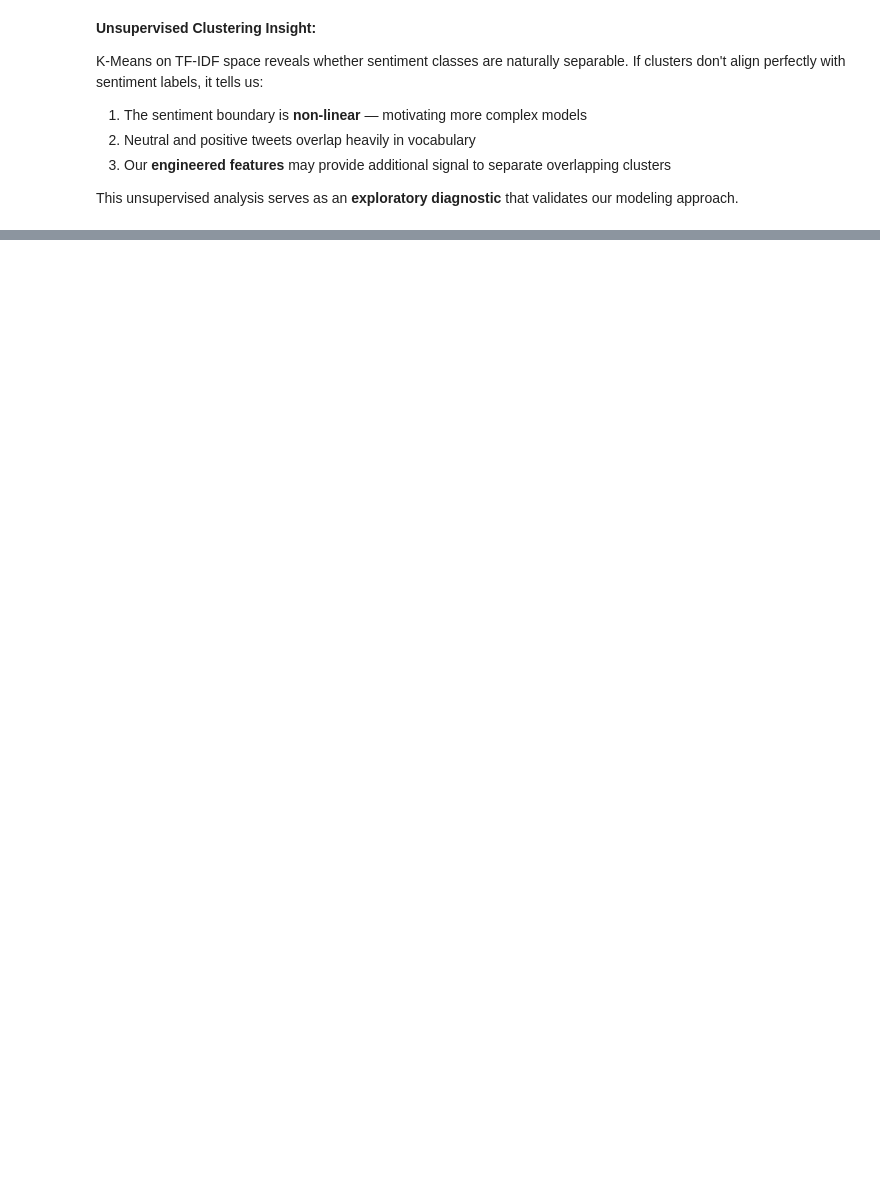
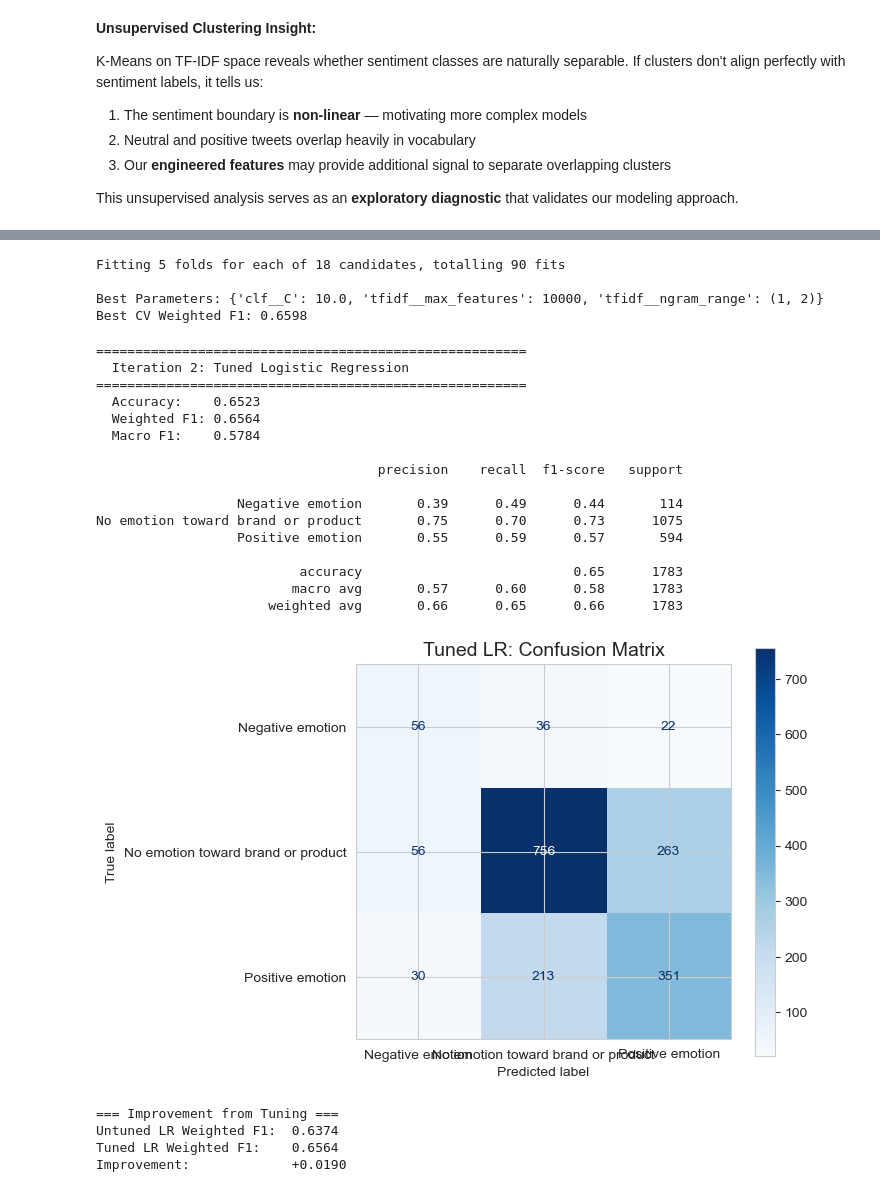
Before and after one commit to GATHIGIMUREITHI/Phase4_Group4_Project, a Jupyter notebook: index.ipynb, the cells around one changed output, grey strips where cells are left out. Saved outputs shown, nothing was run; the diff lists cells and outputs as text; code cells hidden in the pictures; blank space fills up the shorter version.

```diff
--- a/index.ipynb
+++ b/index.ipynb
@@ -737,0 +1042,68 @@ Highly correlated pairs (|r| > 0.7):
+# %%
+pipeline = Pipeline([
+    ('tfidf', TfidfVectorizer(min_df=2)),
+    ('clf', LogisticRegression(
+        max_iter=1000, class_weight='balanced', random_state=42
+    ))
+])
+
+param_grid = {
+    'tfidf__max_features': [3000, 5000, 10000],
+    'tfidf__ngram_range': [(1, 1), (1, 2)],
+    'clf__C': [0.1, 1.0, 10.0],
+}
+
+cv = StratifiedKFold(n_splits=5, shuffle=True, random_state=42)
+
+grid_search = GridSearchCV(
+    pipeline, param_grid, cv=cv,
+    scoring='f1_weighted', n_jobs=-1, verbose=1
+)
+
+grid_search.fit(X_train, y_train)
+
+print(f'\nBest Parameters: {grid_search.best_params_}')
+print(f'Best CV Weighted F1: {grid_search.best_score_:.4f}')
+# %% [output]
+Fitting 5 folds for each of 18 candidates, totalling 90 fits
+
+Best Parameters: {'clf__C': 10.0, 'tfidf__max_features': 10000, 'tfidf__ngram_range': (1, 2)}
+Best CV Weighted F1: 0.6598
+# %%
+best_model = grid_search.best_estimator_
+y_pred_final = best_model.predict(X_test)
+
+results['Tuned LR (Pipeline)'] = evaluate_model(
+    y_test, y_pred_final, 'Iteration 2: Tuned Logistic Regression'
+)
+plot_confusion(y_test, y_pred_final, 'Tuned LR: Confusion Matrix')
+
+# Quantify improvement over untuned LR
+untuned_f1 = results['Logistic Regression']['Weighted F1']
+tuned_f1 = results['Tuned LR (Pipeline)']['Weighted F1']
+print(f'\n=== Improvement from Tuning ===')
+print(f'Untuned LR Weighted F1:  {untuned_f1:.4f}')
+print(f'Tuned LR Weighted F1:    {tuned_f1:.4f}')
+print(f'Improvement:             {tuned_f1 - untuned_f1:+.4f}')
+# %% [output]
+=======================================================
+  Iteration 2: Tuned Logistic Regression
+=======================================================
+  Accuracy:    0.6523
+  Weighted F1: 0.6564
+  Macro F1:    0.5784
+
+                                    precision    recall  f1-score   support
+
+                  Negative emotion       0.39      0.49      0.44       114
+No emotion toward brand or product       0.75      0.70      0.73      1075
+                  Positive emotion       0.55      0.59      0.57       594
+
+                          accuracy                           0.65      1783
+                         macro avg       0.57      0.60      0.58      1783
+                      weighted avg       0.66      0.65      0.66      1783
+[figure, added]
+=== Improvement from Tuning ===
+Untuned LR Weighted F1:  0.6374
+Tuned LR Weighted F1:    0.6564
+Improvement:             +0.0190
```
Also changed, not shown: parts of 27 cells of this notebook.
